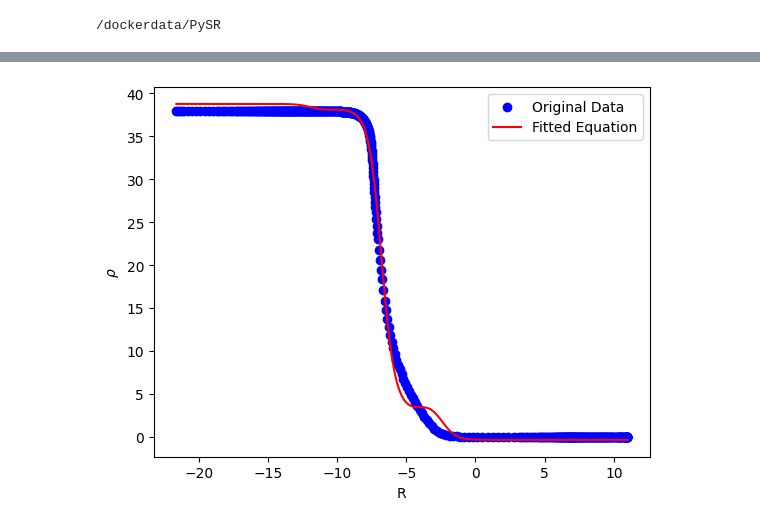
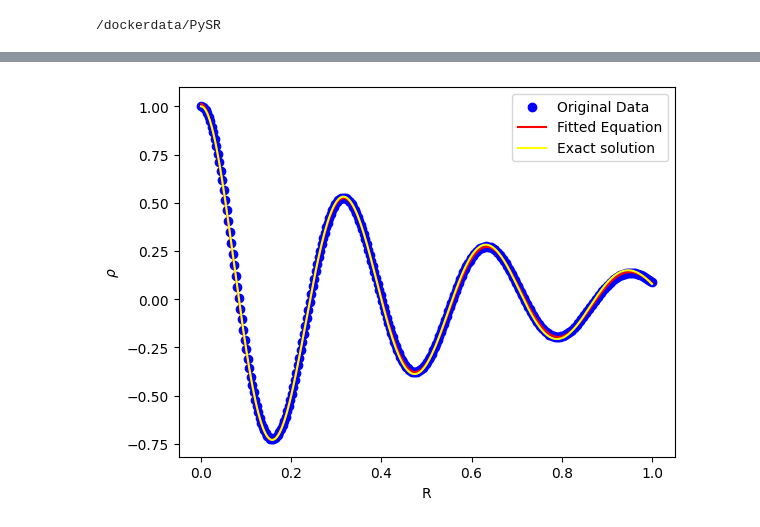
Before and after one commit to hzy24/PINN-PySR, a Jupyter notebook: 阻尼谐振荡器pinn+PySR.ipynb, the cells around one changed output, grey strips where cells are left out. Saved outputs shown, nothing was run; the diff lists cells and outputs as text; code cells hidden in the pictures.

```diff
--- a/阻尼谐振荡器pinn+PySR.ipynb
+++ b/阻尼谐振荡器pinn+PySR.ipynb
@@ -251,8 +128,8 @@ from pysr import PySRRegressor
 import pandas as pd
 
 # 准备数据
-X = xnumpy # PySR 需要二维数组作为输入
-y = U_pred.flatten()
+X = t_test.numpy().reshape(-1, 1)
+y = u.numpy().reshape(-1, 1)
 
 
 # 初始化模型
@@ -328,17 +201,18 @@ y_values = [best_equation_func(z) for z in z_values_2d]
 # %%
 plt.scatter(X, y, color='blue', label='Original Data')
 # 绘制方程图像
 plt.plot(z_values, y_values, color='red', label='Fitted Equation')
+plt.plot(t_test[:,0], u_exact[:,0], label="Exact solution", color="yellow")
 #plt.xscale('log')
 #plt.yscale('log')
 # 添加图例
 plt.legend()
 
 # 设置标签
 plt.xlabel('R')
 plt.ylabel(r'$\rho$')
 
 # 显示图像
 plt.show()
 # %% [output]
-[figure, old version]
+[figure, new version]
```
Also changed, not shown: parts of 7 cells of this notebook.
